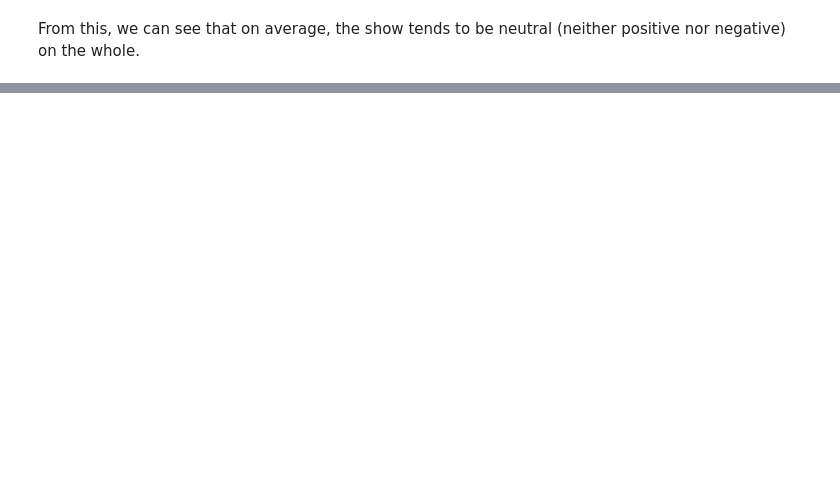
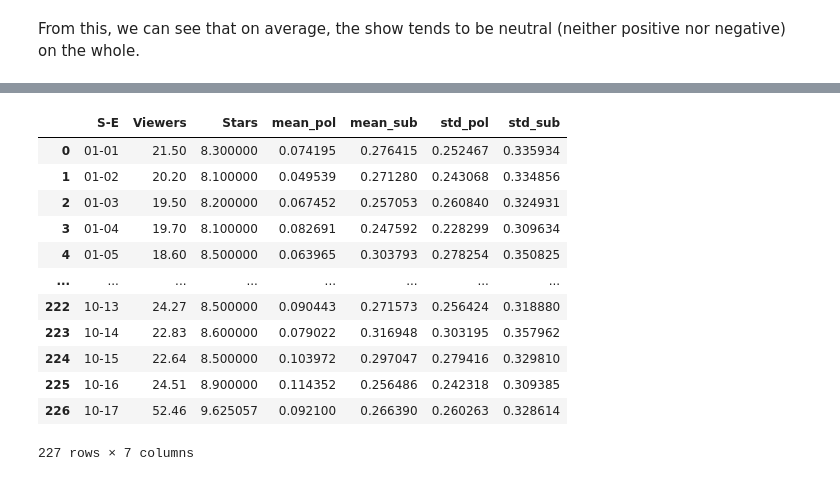
Before and after one commit to Naimish240/FRIENDS_Analysis, a Jupyter notebook: analysis.ipynb, the cells around one changed output, grey strips where cells are left out. Cells and saved outputs as stored; diff of their text form; code cells hidden in the pictures; blank space fills up the shorter version.

```diff
--- a/analysis.ipynb
+++ b/analysis.ipynb
@@ -61,11 +92,0 @@ plt.show()
-# %%
-# Weighted polarity and subjectivity
-
-def words_per_line(text):
-    return len(text.split())
-
-scripts['word_count'] = scripts.Dialog.apply(words_per_line)
-scripts['weighted_sub'] = scripts['subjectivity'].to_numpy() * scripts['word_count'].to_numpy()
-scripts['weighted_pol'] = scripts['polarity'].to_numpy() * scripts['word_count'].to_numpy()
-
-scripts
@@ -80,4 +92,0 @@ data = {k: v for k, v in sorted(data.items(), key=lambda item: item[0])}
-# %%
-ep = list(data.keys())
-sub = [i[0] for i in data.values()]
-pol = [i[1] for i in data.values()]
@@ -110,0 +96,28 @@ meta['std_sub'] = stdsub
+# %%
+stdpol = []
+stdsub = []
+
+for ep in meta['S-E'].unique():
+    df_pol = scripts[scripts['S-E'] == ep].polarity
+    df_sub = scripts[scripts['S-E'] == ep].subjectivity
+    stdpol.append(df_pol.std())
+    stdsub.append(df_sub.std())
+
+meta['std_pol'] = stdpol
+meta['std_sub'] = stdsub
+# %%
+meta
+# %% [output]
+|  | S-E | Viewers | Stars | mean_pol | mean_sub | std_pol | std_sub |
+| 0 | 01-01 | 21.50 | 8.300000 | 0.074195 | 0.276415 | 0.252467 | 0.335934 |
+| 1 | 01-02 | 20.20 | 8.100000 | 0.049539 | 0.271280 | 0.243068 | 0.334856 |
+| 2 | 01-03 | 19.50 | 8.200000 | 0.067452 | 0.257053 | 0.260840 | 0.324931 |
+| 3 | 01-04 | 19.70 | 8.100000 | 0.082691 | 0.247592 | 0.228299 | 0.309634 |
+| 4 | 01-05 | 18.60 | 8.500000 | 0.063965 | 0.303793 | 0.278254 | 0.350825 |
+| ... | ... | ... | ... | ... | ... | ... | ... |
+| 222 | 10-13 | 24.27 | 8.500000 | 0.090443 | 0.271573 | 0.256424 | 0.318880 |
+| 223 | 10-14 | 22.83 | 8.600000 | 0.079022 | 0.316948 | 0.303195 | 0.357962 |
+| 224 | 10-15 | 22.64 | 8.500000 | 0.103972 | 0.297047 | 0.279416 | 0.329810 |
+| 225 | 10-16 | 24.51 | 8.900000 | 0.114352 | 0.256486 | 0.242318 | 0.309385 |
+| 226 | 10-17 | 52.46 | 9.625057 | 0.092100 | 0.266390 | 0.260263 | 0.328614 |
+227 rows × 7 columns
```
Also changed, not shown: parts of 10 cells of this notebook.
